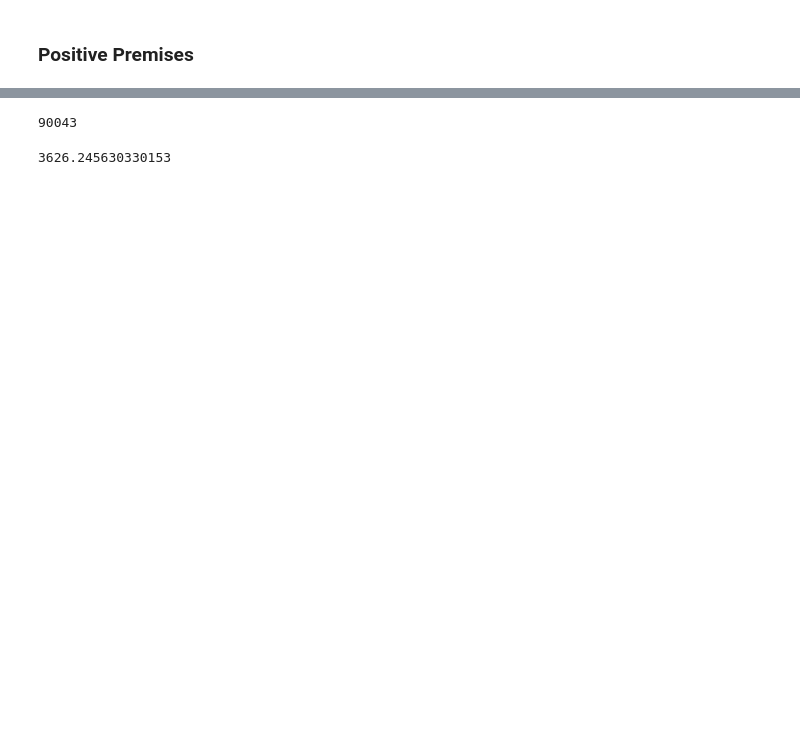
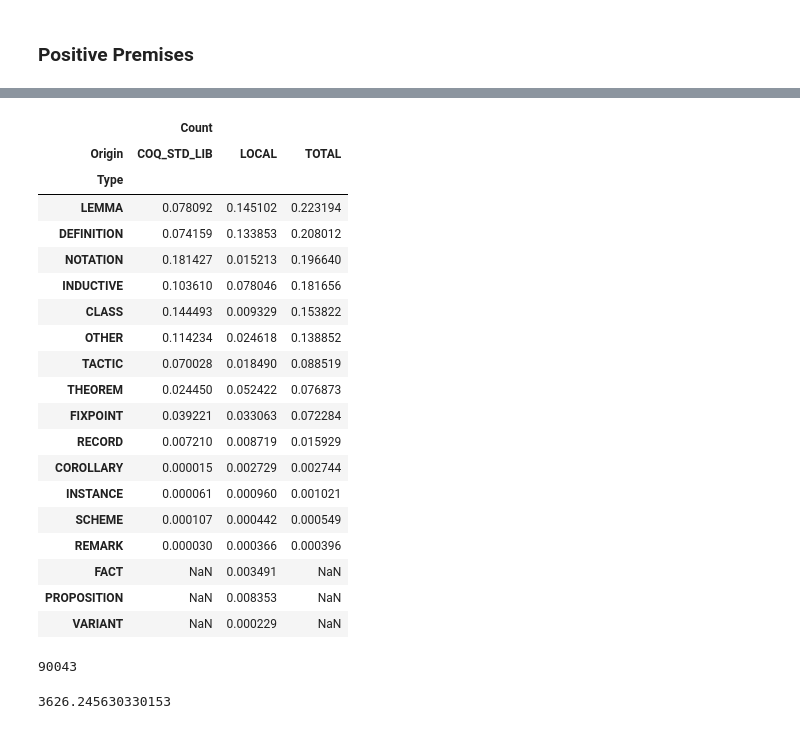
Before and after one commit to rkthomps/coq-modeling, a Jupyter notebook: notebooks/data_management/data_viz.ipynb, the cells around one changed output, grey strips where cells are left out. Cells and saved outputs as stored; diff of their text form; code cells hidden in the pictures; blank space fills up the shorter version.

```diff
--- a/notebooks/data_management/data_viz.ipynb
+++ b/notebooks/data_management/data_viz.ipynb
@@ -159,3 +182,28 @@ Steps w/ pos prem term type freqs:
+# %%
+stacked = df.set_index(["Type", "Origin"]).unstack()
+stacked[("Count", "TOTAL")] = stacked[("Count", "COQ_STD_LIB")] + stacked[("Count", "LOCAL")]
+stacked.sort_values(("Count", "TOTAL"), ascending=False)
+# %% [output]
+|  | Count |  |  |
+| Origin | COQ_STD_LIB | LOCAL | TOTAL |
+| Type |  |  |  |
+| LEMMA | 0.078092 | 0.145102 | 0.223194 |
+| DEFINITION | 0.074159 | 0.133853 | 0.208012 |
+| NOTATION | 0.181427 | 0.015213 | 0.196640 |
+| INDUCTIVE | 0.103610 | 0.078046 | 0.181656 |
+| CLASS | 0.144493 | 0.009329 | 0.153822 |
+| OTHER | 0.114234 | 0.024618 | 0.138852 |
+| TACTIC | 0.070028 | 0.018490 | 0.088519 |
+| THEOREM | 0.024450 | 0.052422 | 0.076873 |
+| FIXPOINT | 0.039221 | 0.033063 | 0.072284 |
+| RECORD | 0.007210 | 0.008719 | 0.015929 |
+| COROLLARY | 0.000015 | 0.002729 | 0.002744 |
+| INSTANCE | 0.000061 | 0.000960 | 0.001021 |
+| SCHEME | 0.000107 | 0.000442 | 0.000549 |
+| REMARK | 0.000030 | 0.000366 | 0.000396 |
+| FACT | NaN | 0.003491 | NaN |
+| PROPOSITION | NaN | 0.008353 | NaN |
+| VARIANT | NaN | 0.000229 | NaN |
 # %%
 sum(file_result.pos_aggregator.table_counts.type_freqs.values())
 # %% [output]
```
Also changed, not shown: parts of 8 cells of this notebook, 11 other files.
